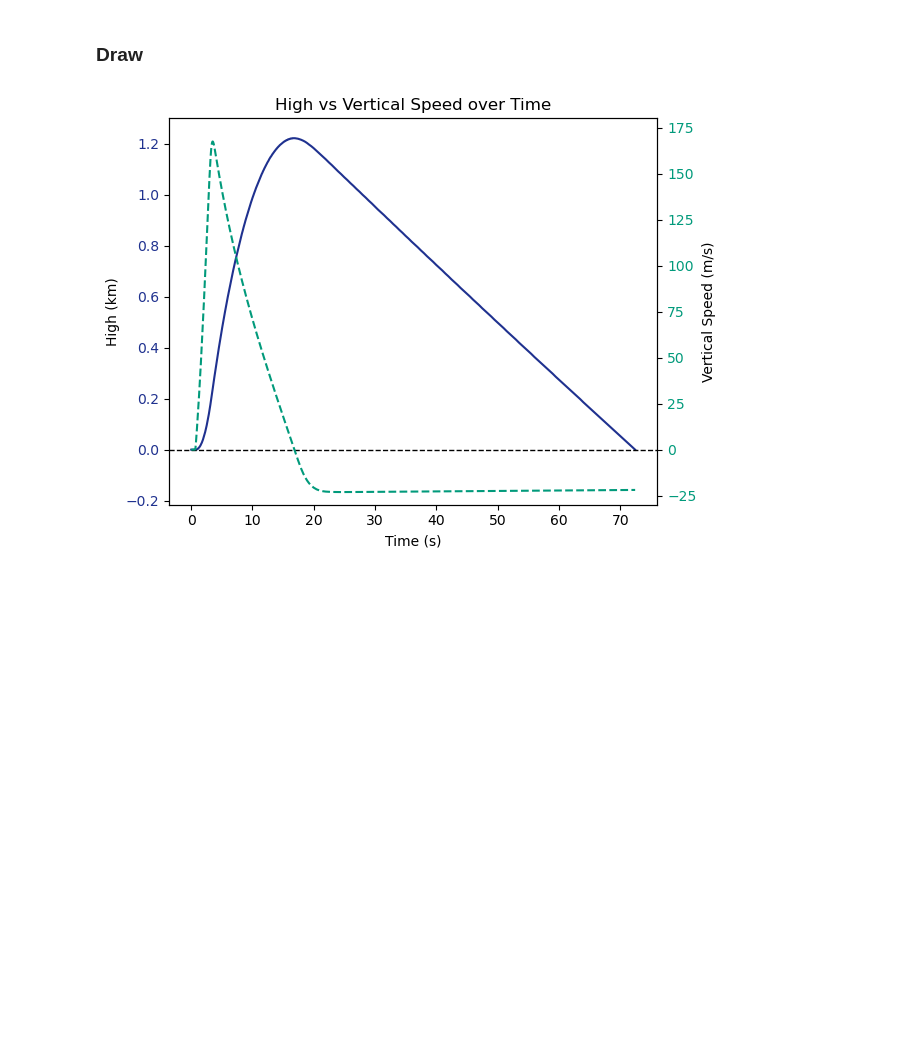
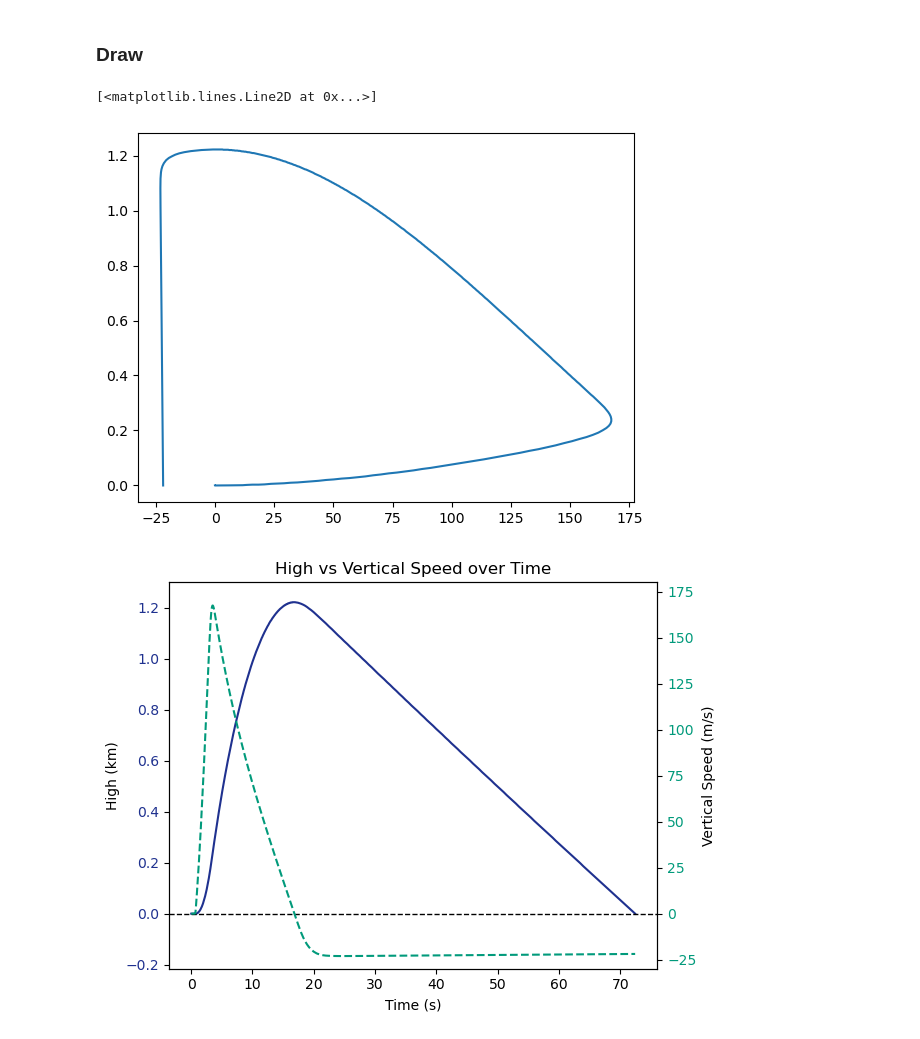
Before and after one commit to happpycorn/2025_Rocket, a Jupyter notebook: Simular_Data/ReadData.ipynb, the cells around one changed output. Saved outputs shown, nothing was run; the diff lists cells and outputs as text; code cells hidden in the pictures; blank space fills up the shorter version.

```diff
--- a/Simular_Data/ReadData.ipynb
+++ b/Simular_Data/ReadData.ipynb
@@ -34,6 +34,11 @@ data.keys()
 Index(['Time (s)', 'High (km)', 'Vertical Speed (m/s)'], dtype='object')
 # %% [markdown]
 ### Draw
+# %%
+plt.plot(data['Vertical Speed (m/s)'], data['High (km)'])
+# %% [output]
+[<matplotlib.lines.Line2D at 0x...>]
+[figure, added]
 # %%
 color1 = (0.122, 0.192, 0.561)
 color2 = (0.004, 0.604, 0.482)
```
Also changed, not shown: 1 other file.
